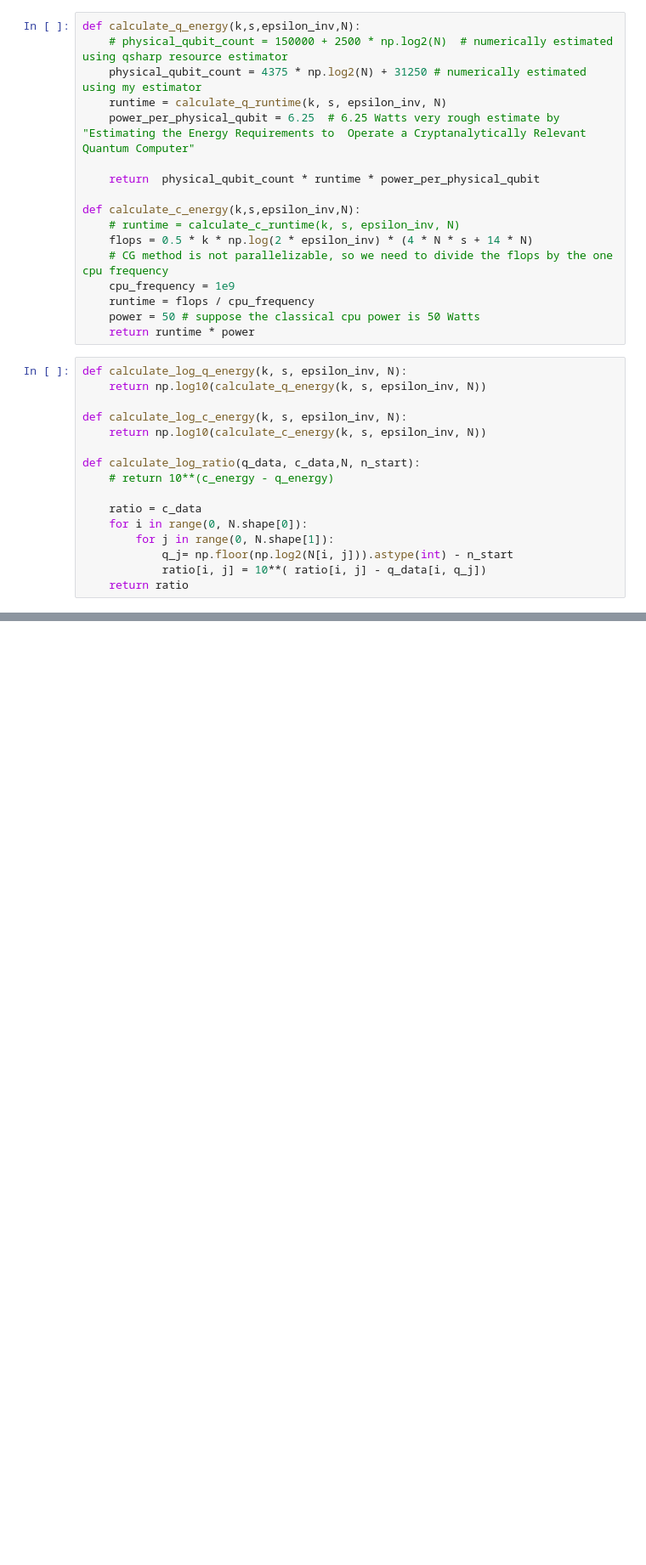
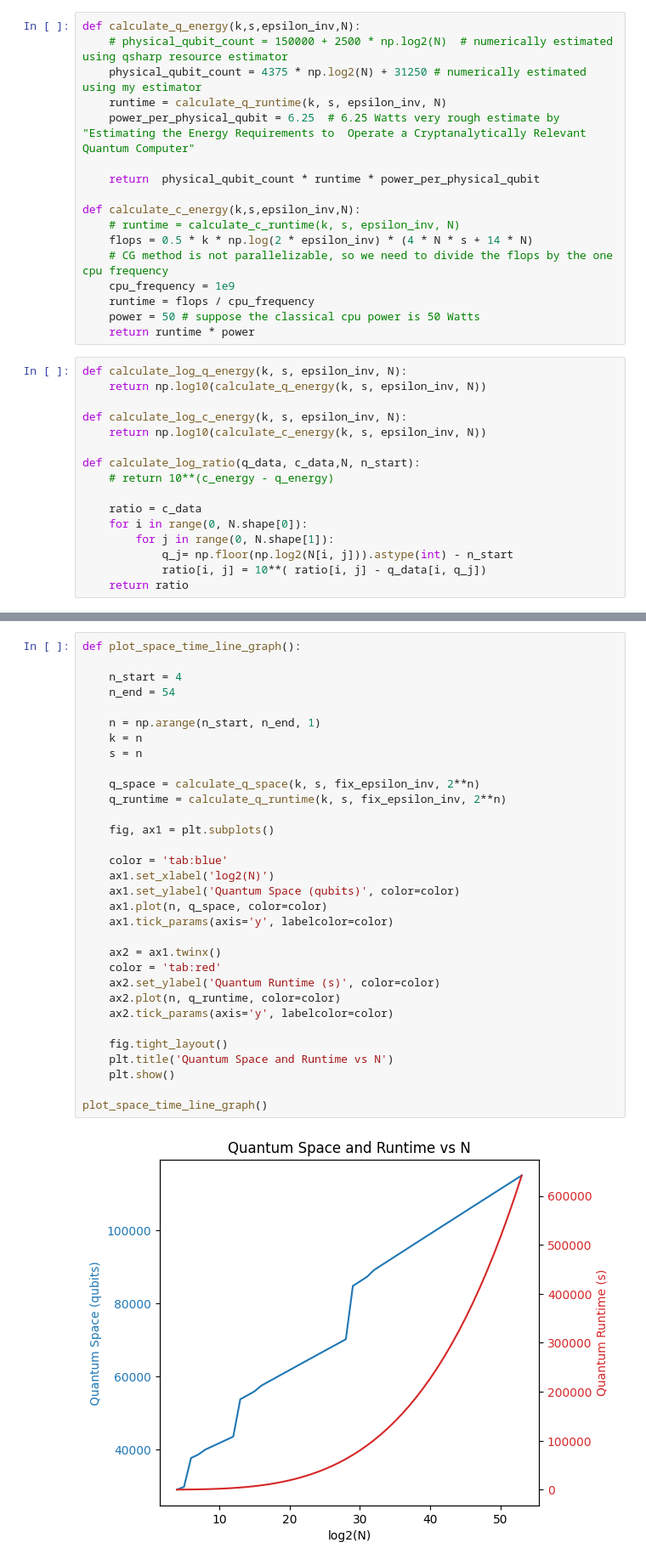
Before and after one commit to tiger9tu/HHL, a Jupyter notebook: tools/heatmap.ipynb, the cells around one changed output, grey strips where cells are left out. Shown at 85% size. Drawn from its saved outputs; the diff is of its cells as text; blank space fills up the shorter version.

```diff
--- a/tools/heatmap.ipynb
+++ b/tools/heatmap.ipynb
@@ -352,0 +380,34 @@ plot_energy_heatmap()
+# %%
+def plot_space_time_line_graph():
+
+    n_start = 4
+    n_end = 54
+
+    n = np.arange(n_start, n_end, 1)
+    k = n
+    s = n
+
+    q_space = calculate_q_space(k, s, fix_epsilon_inv, 2**n)
+    q_runtime = calculate_q_runtime(k, s, fix_epsilon_inv, 2**n)
+
+    fig, ax1 = plt.subplots()
+
+    color = 'tab:blue'
+    ax1.set_xlabel('log2(N)')
+    ax1.set_ylabel('Quantum Space (qubits)', color=color)
+    ax1.plot(n, q_space, color=color)
+    ax1.tick_params(axis='y', labelcolor=color)
+
+    ax2 = ax1.twinx()
+    color = 'tab:red'
+    ax2.set_ylabel('Quantum Runtime (s)', color=color)
+    ax2.plot(n, q_runtime, color=color)
+    ax2.tick_params(axis='y', labelcolor=color)
+
+    fig.tight_layout()
+    plt.title('Quantum Space and Runtime vs N')
+    plt.show()
+
+plot_space_time_line_graph()
+# %% [output]
+[figure, added]
```
Also changed, not shown: parts of 7 cells of this notebook, 2 other files.
